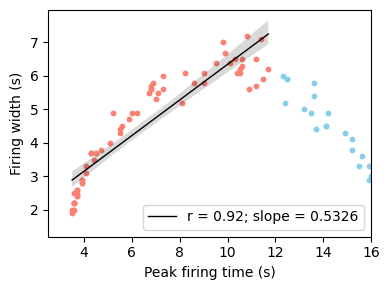
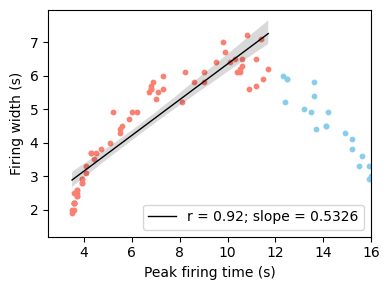
The notebook cell's code change between the first figure and the second:
--- before
+++ after
@@ -26,3 +26,3 @@
 plt.tight_layout()
 plt.legend()
-plt.savefig('time_exp_temp_corr.png', dpi=500, transparent=True)
+plt.savefig('time_exp_temp_corr.png', dpi=500, transparent=True, bbox_inches='tight')

Commit: resimulate the square room